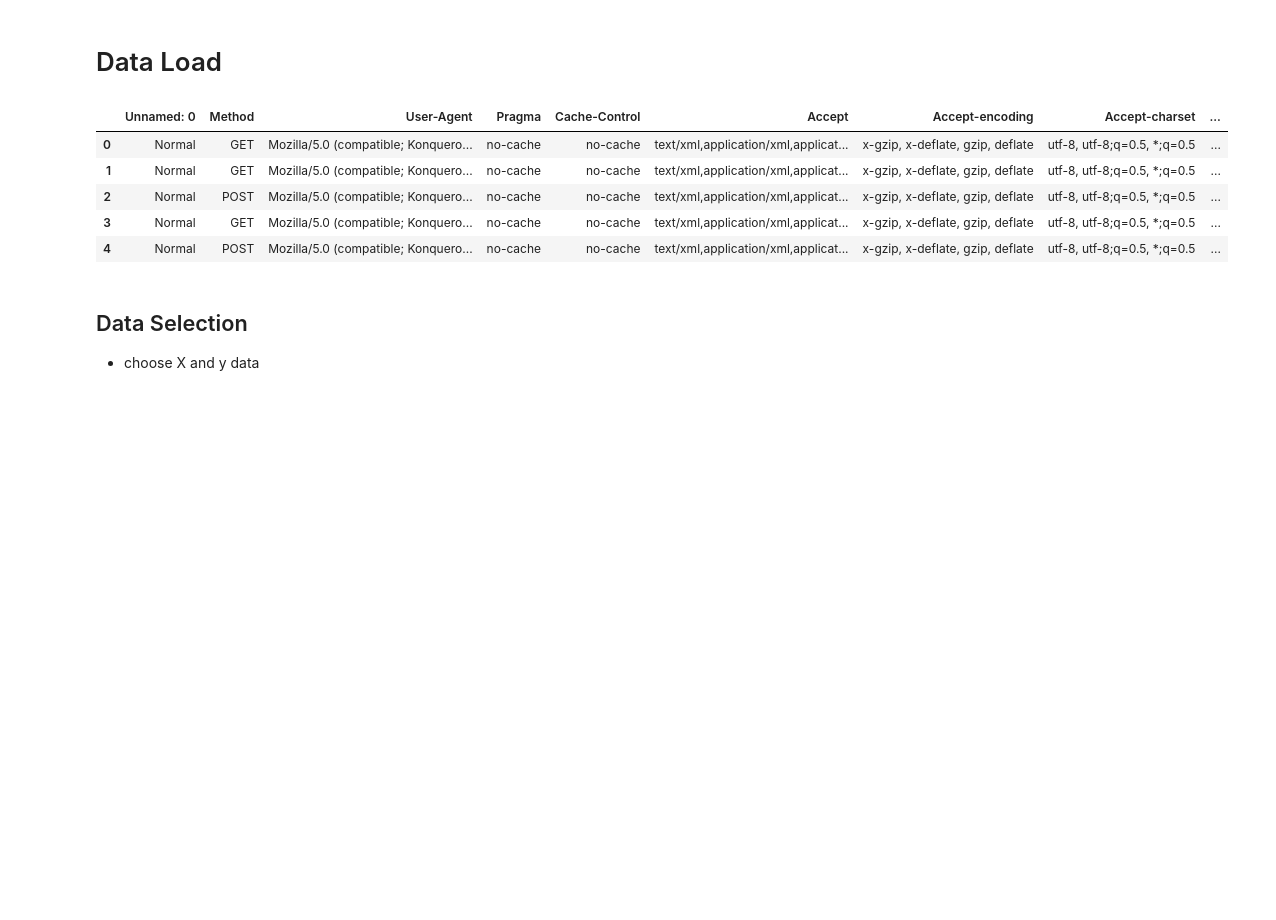
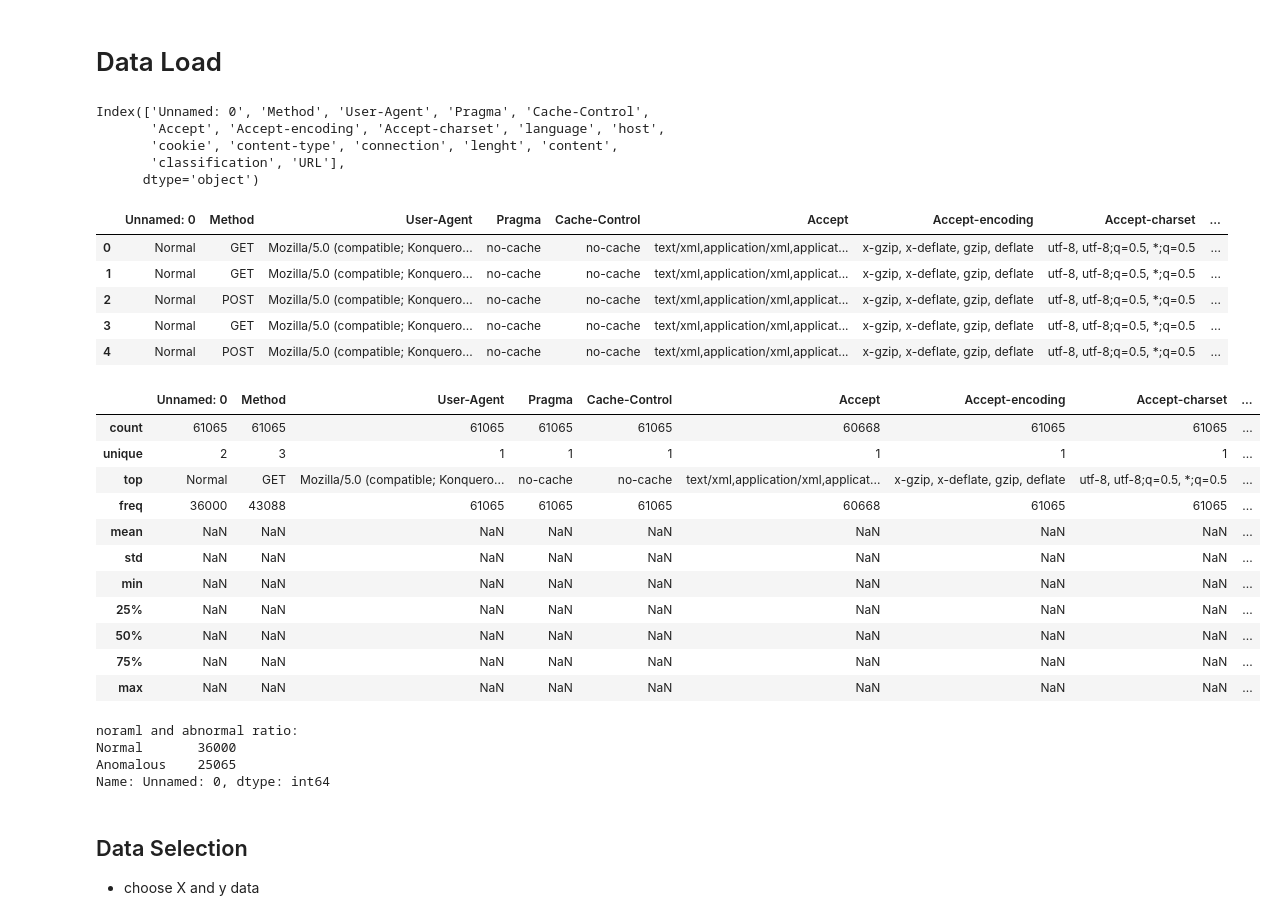
Before and after one commit to dnap512/1dcnn_csic2010, a Jupyter notebook: 1dcnn_csic2010.ipynb, the cells around one changed output. Drawn from its saved outputs; the diff is of its cells as text; code cells hidden in the pictures; blank space fills up the shorter version.

```diff
--- a/1dcnn_csic2010.ipynb
+++ b/1dcnn_csic2010.ipynb
@@ -17,14 +22,44 @@ device
 # Data Load
 # %%
 data = pd.read_csv('csic_database.csv')
+print(data.columns)
 data.head(5)
 # %% [output]
+Index(['Unnamed: 0', 'Method', 'User-Agent', 'Pragma', 'Cache-Control',
+       'Accept', 'Accept-encoding', 'Accept-charset', 'language', 'host',
+       'cookie', 'content-type', 'connection', 'lenght', 'content',
+       'classification', 'URL'],
+      dtype='object')
 |  | Unnamed: 0 | Method | User-Agent | Pragma | Cache-Control | Accept | Accept-encoding | Accept-charset | ... |
 | 0 | Normal | GET | Mozilla/5.0 (compatible; Konquero... | no-cache | no-cache | text/xml,application/xml,applicat... | x-gzip, x-deflate, gzip, deflate | utf-8, utf-8;q=0.5, *;q=0.5 | ... |
 | 1 | Normal | GET | Mozilla/5.0 (compatible; Konquero... | no-cache | no-cache | text/xml,application/xml,applicat... | x-gzip, x-deflate, gzip, deflate | utf-8, utf-8;q=0.5, *;q=0.5 | ... |
 | 2 | Normal | POST | Mozilla/5.0 (compatible; Konquero... | no-cache | no-cache | text/xml,application/xml,applicat... | x-gzip, x-deflate, gzip, deflate | utf-8, utf-8;q=0.5, *;q=0.5 | ... |
 | 3 | Normal | GET | Mozilla/5.0 (compatible; Konquero... | no-cache | no-cache | text/xml,application/xml,applicat... | x-gzip, x-deflate, gzip, deflate | utf-8, utf-8;q=0.5, *;q=0.5 | ... |
 | 4 | Normal | POST | Mozilla/5.0 (compatible; Konquero... | no-cache | no-cache | text/xml,application/xml,applicat... | x-gzip, x-deflate, gzip, deflate | utf-8, utf-8;q=0.5, *;q=0.5 | ... |
+# %%
+include =['object', 'float', 'int']
+data.describe(include=include)
+# %% [output]
+|  | Unnamed: 0 | Method | User-Agent | Pragma | Cache-Control | Accept | Accept-encoding | Accept-charset | ... |
+| count | 61065 | 61065 | 61065 | 61065 | 61065 | 60668 | 61065 | 61065 | ... |
+| unique | 2 | 3 | 1 | 1 | 1 | 1 | 1 | 1 | ... |
+| top | Normal | GET | Mozilla/5.0 (compatible; Konquero... | no-cache | no-cache | text/xml,application/xml,applicat... | x-gzip, x-deflate, gzip, deflate | utf-8, utf-8;q=0.5, *;q=0.5 | ... |
+| freq | 36000 | 43088 | 61065 | 61065 | 61065 | 60668 | 61065 | 61065 | ... |
+| mean | NaN | NaN | NaN | NaN | NaN | NaN | NaN | NaN | ... |
+| std | NaN | NaN | NaN | NaN | NaN | NaN | NaN | NaN | ... |
+| min | NaN | NaN | NaN | NaN | NaN | NaN | NaN | NaN | ... |
+| 25% | NaN | NaN | NaN | NaN | NaN | NaN | NaN | NaN | ... |
+| 50% | NaN | NaN | NaN | NaN | NaN | NaN | NaN | NaN | ... |
+| 75% | NaN | NaN | NaN | NaN | NaN | NaN | NaN | NaN | ... |
+| max | NaN | NaN | NaN | NaN | NaN | NaN | NaN | NaN | ... |
+# %%
+print('noraml and abnormal ratio:')
+print(data['Unnamed: 0'].value_counts())
+# %% [output]
+noraml and abnormal ratio:
+Normal       36000
+Anomalous    25065
+Name: Unnamed: 0, dtype: int64
 # %% [markdown]
 ## Data Selection
 
```
Also changed, not shown: parts of 8 cells of this notebook.
